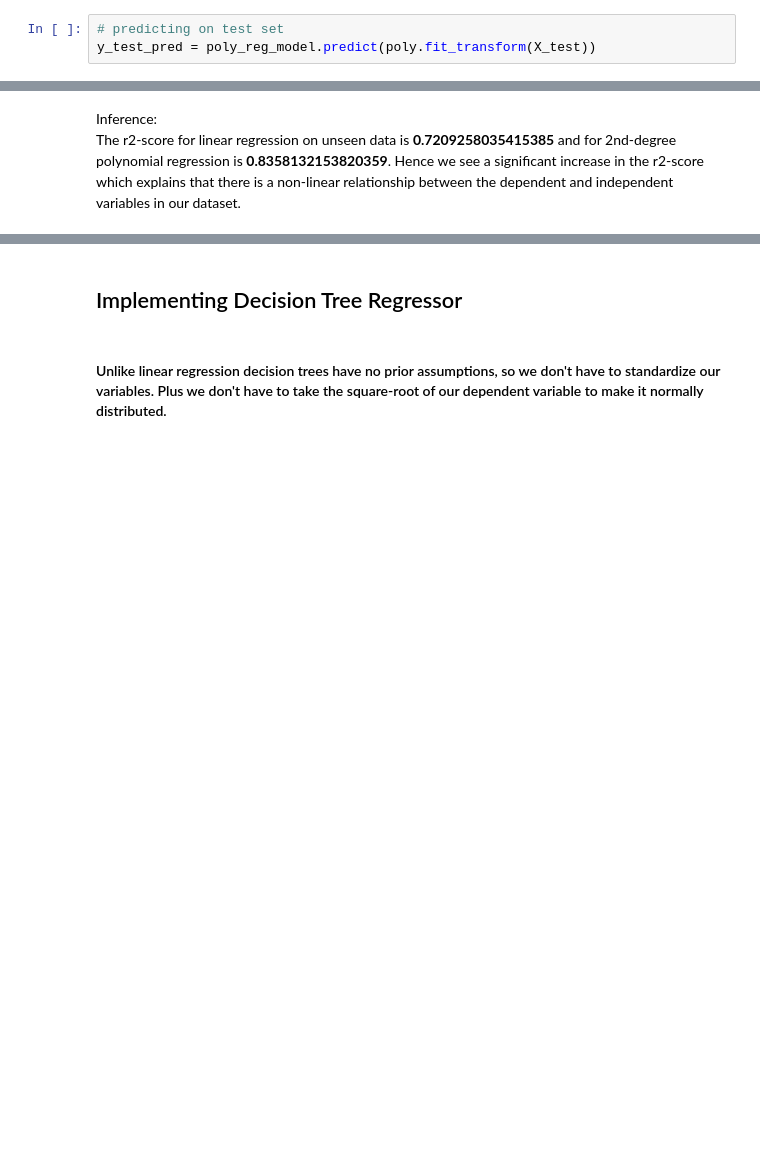
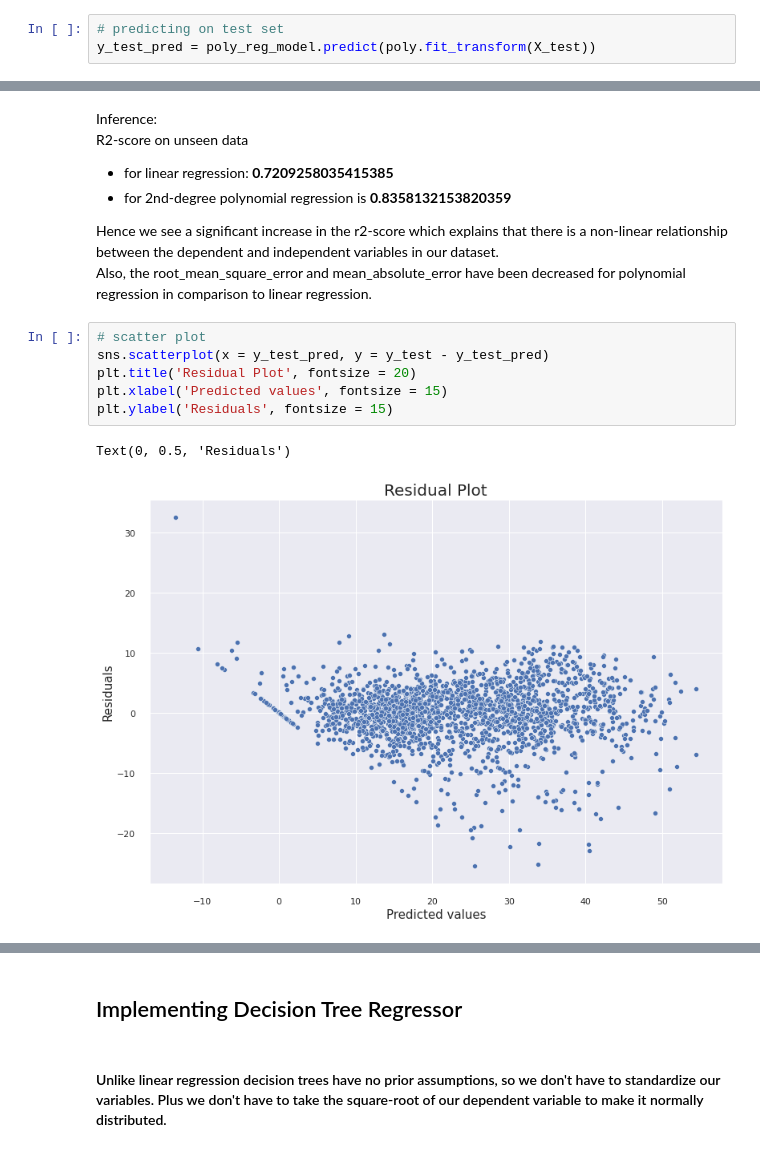
Before and after one commit to codeboy47/Seoul-Bike-Sharing-Demand-Prediction, a Jupyter notebook: Akshit_Singh_Notebook.ipynb, the cells around one changed output, grey strips where cells are left out. Saved outputs shown, nothing was run; the diff lists cells and outputs as text; blank space fills up the shorter version.

```diff
--- a/Akshit_Singh_Notebook.ipynb
+++ b/Akshit_Singh_Notebook.ipynb
@@ -631,4 +642,20 @@ R2: 0.8358132153820359
 Adjusted R2: 0.8327497201571924
 # %% [markdown]
 Inference: <br>
-The r2-score for linear regression on unseen data is **0.7209258035415385** and for 2nd-degree polynomial regression is **0.8358132153820359**. Hence we see a significant increase in the r2-score which explains that there is a non-linear relationship between the dependent and independent variables in our dataset.
+R2-score on unseen data
+
+*   for linear regression: **0.7209258035415385**
+*   for 2nd-degree polynomial regression is **0.8358132153820359**
+
+Hence we see a significant increase in the r2-score which explains that there is a non-linear relationship between the dependent and independent variables in our dataset.
+<br>
+Also, the root_mean_square_error and mean_absolute_error have been decreased for polynomial regression in comparison to linear regression.
+# %%
+# scatter plot
+sns.scatterplot(x = y_test_pred, y = y_test - y_test_pred)
+plt.title('Residual Plot', fontsize = 20)
+plt.xlabel('Predicted values', fontsize = 15)
+plt.ylabel('Residuals', fontsize = 15)
+# %% [output]
+Text(0, 0.5, 'Residuals')
+[figure, added]
```
Also changed, not shown: parts of 21 cells of this notebook.
